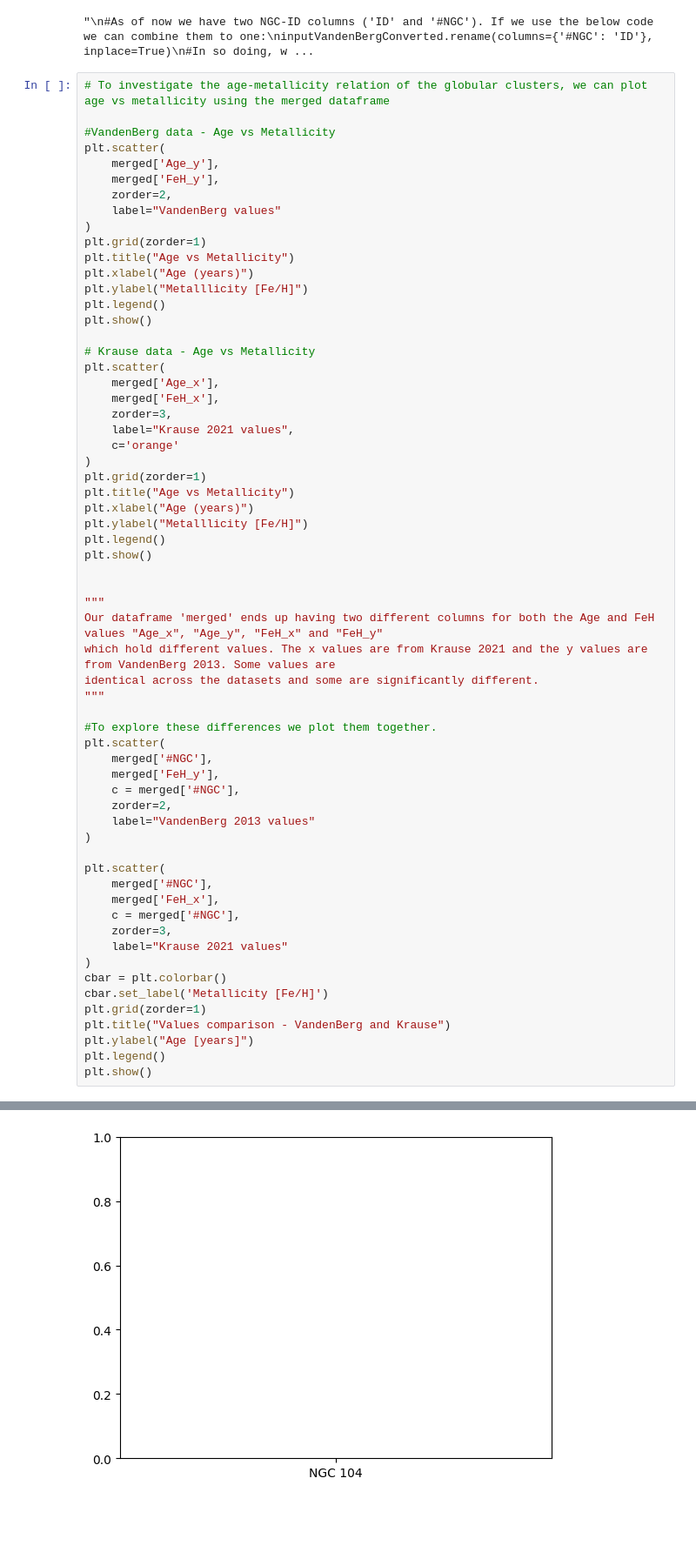
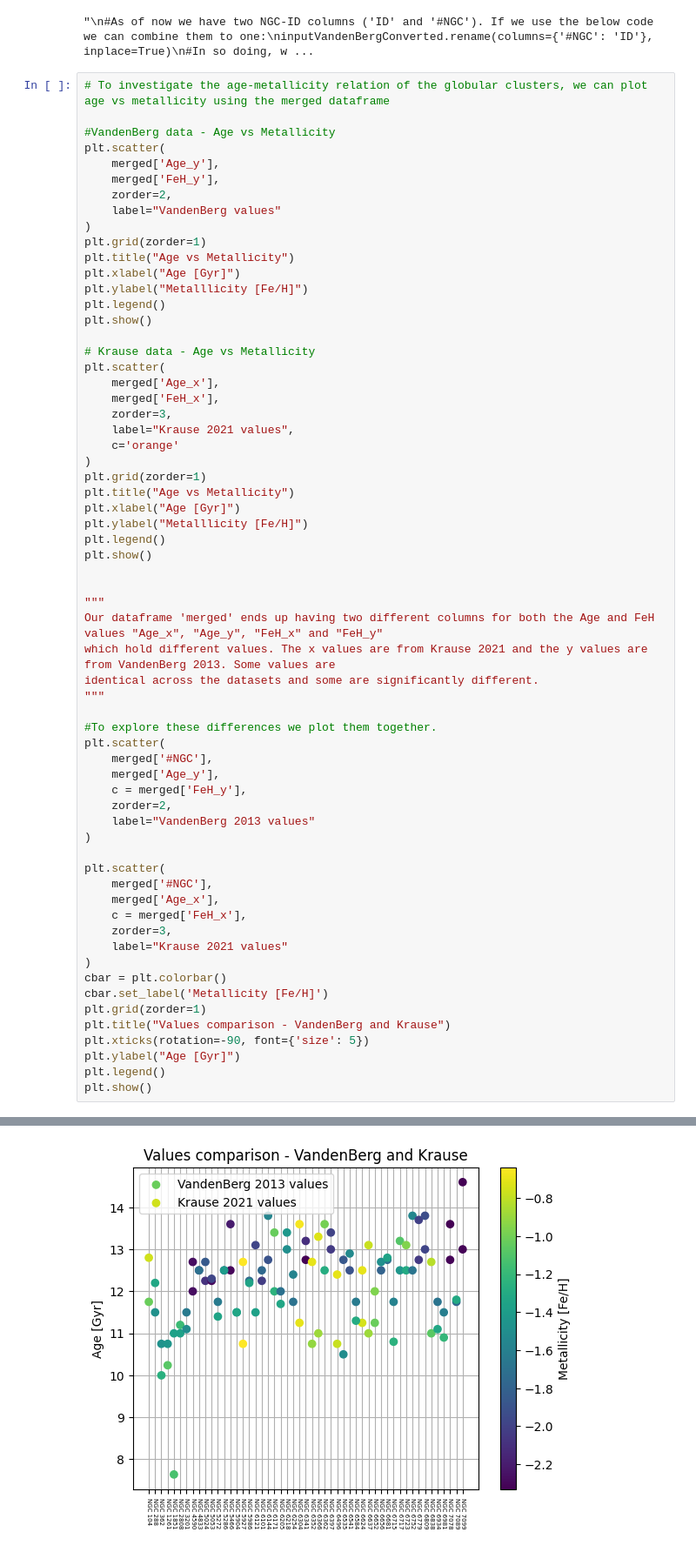
Before and after one commit to SS-UNSW/PHYS3116-Ethan-Slava, a Jupyter notebook: option1.ipynb, the cells around one changed output, grey strips where cells are left out. Shown at 87% size. Drawn from its saved outputs; the diff is of its cells as text; blank space fills up the shorter version.

```diff
--- a/option1.ipynb
+++ b/option1.ipynb
@@ -250,7 +250,7 @@ plt.scatter(
 )
 plt.grid(zorder=1)
 plt.title("Age vs Metallicity")
-plt.xlabel("Age (years)")
+plt.xlabel("Age [Gyr]")
 plt.ylabel("Metalllicity [Fe/H]")
 plt.legend()
 plt.show()
@@ -265,7 +265,7 @@ plt.scatter(
 )
 plt.grid(zorder=1)
 plt.title("Age vs Metallicity")
-plt.xlabel("Age (years)")
+plt.xlabel("Age [Gyr]")
 plt.ylabel("Metalllicity [Fe/H]")
 plt.legend()
 plt.show()
@@ -280,16 +280,16 @@ identical across the datasets and some are significantly different.
 #To explore these differences we plot them together.
 plt.scatter(
     merged['#NGC'],
-    merged['FeH_y'],
-    c = merged['#NGC'],
+    merged['Age_y'],
+    c = merged['FeH_y'],
     zorder=2,
     label="VandenBerg 2013 values"
 )
 
 plt.scatter(
     merged['#NGC'],
-    merged['FeH_x'],
-    c = merged['#NGC'],
+    merged['Age_x'],
+    c = merged['FeH_x'],
     zorder=3,
     label="Krause 2021 values"
 )
@@ -297,7 +297,8 @@ cbar = plt.colorbar()
 cbar.set_label('Metallicity [Fe/H]')
 plt.grid(zorder=1)
 plt.title("Values comparison - VandenBerg and Krause")
-plt.ylabel("Age [years]")
+plt.xticks(rotation=-90, font={'size': 5})
+plt.ylabel("Age [Gyr]")
 plt.legend()
 plt.show()
 # %% [output]
@@ -310 +307 @@ ValueError: 'c' argument must be a color, a sequence of colors, or a sequence of
-[figure, old version]
+[figure, new version]
```
Also changed, not shown: parts of 2 cells of this notebook.
